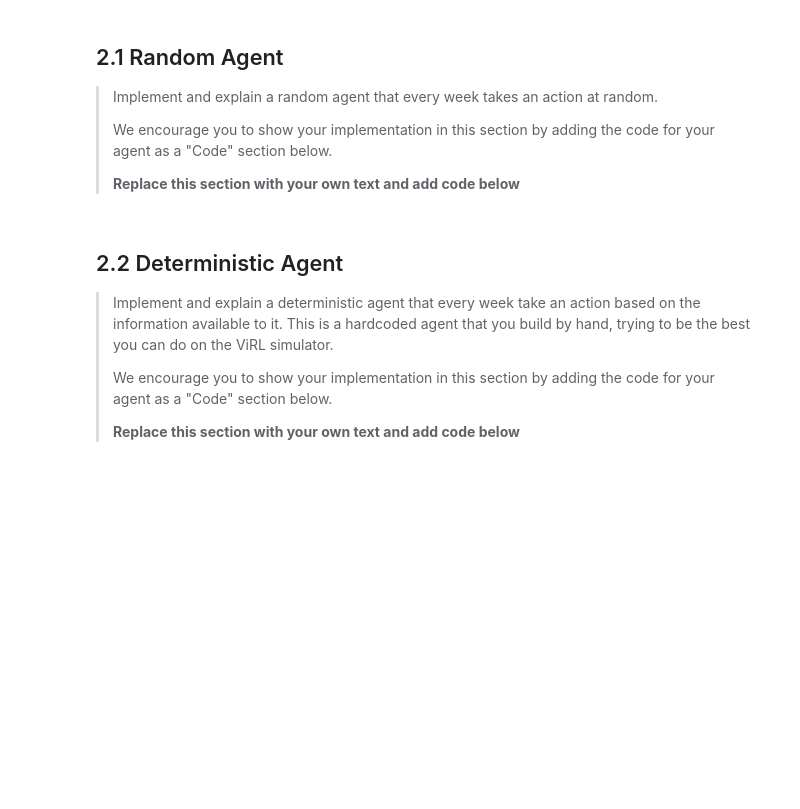
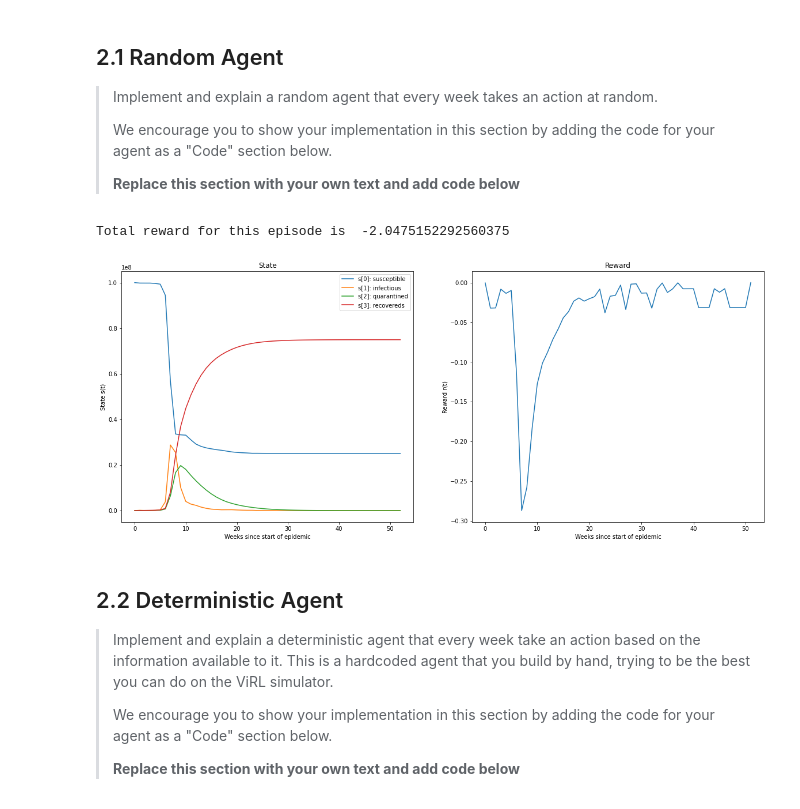
Before and after one commit to XeonHis/AI_simulation-of-covid-19, a Jupyter notebook: covid-19 simulation.ipynb, the cells around one changed output. Cells and saved outputs as stored; diff of their text form; code cells hidden in the pictures; blank space fills up the shorter version.

Commit message:
plot the figure of random agent

```diff
--- a/covid-19 simulation.ipynb
+++ b/covid-19 simulation.ipynb
@@ -211,10 +211,34 @@ s = env.reset()
 states.append(s)
 while not done:
     # set random action (0~3)
-    random_action = np.random.random() * 4
+    random_action = int(np.random.random() * 4)
     s, r, done, i = env.step(action=random_action)
     states.append(s)
     rewards.append(r)
+# %%
+# start a figure with 2 subplot
+fig, axes = plt.subplots(1, 2, figsize=(20, 8))
+labels = ['s[0]: susceptible', 's[1]: infectious', 's[2]: quarantined', 's[3]: recovereds']
+states = np.array(states)
+
+# plot state evolution on the left subplot
+for i in range(4):
+    axes[0].plot(states[:, i], label=labels[i])
+axes[0].set_title('State')
+axes[0].set_xlabel('Weeks since start of epidemic')
+axes[0].set_ylabel('State s(t)')
+axes[0].legend()
+
+# plot reward evolution on the right subplot
+axes[1].plot(rewards)
+axes[1].set_title('Reward')
+axes[1].set_xlabel('Weeks since start of epidemic')
+axes[1].set_ylabel('Reward r(t)')
+
+print('Total reward for this episode is ', np.sum(rewards))
+# %% [output]
+Total reward for this episode is  -2.0475152292560375
+[figure, added]
 # %% [markdown]
 ## 2.2 Deterministic Agent
 
```
